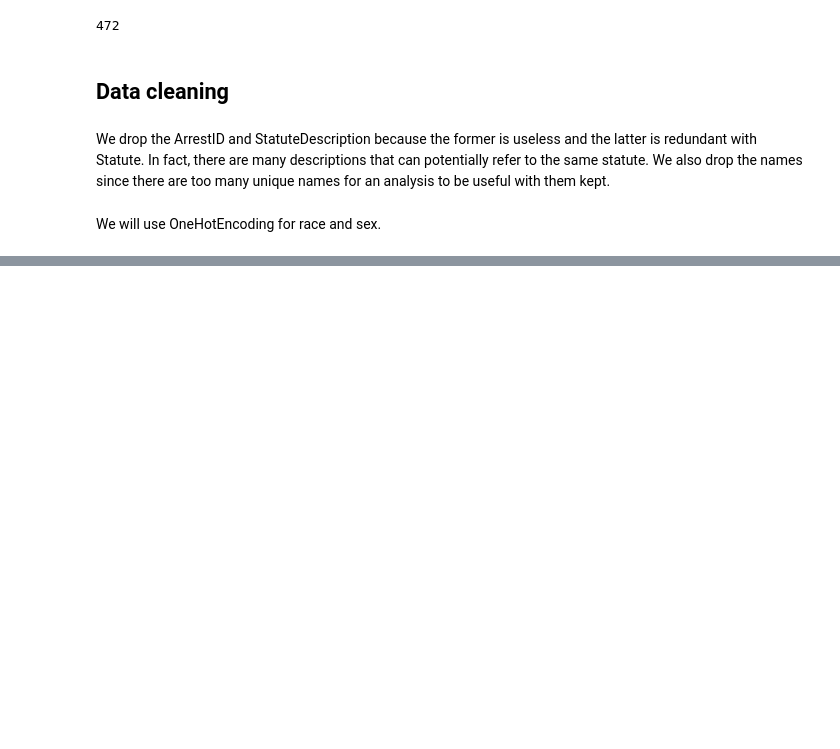
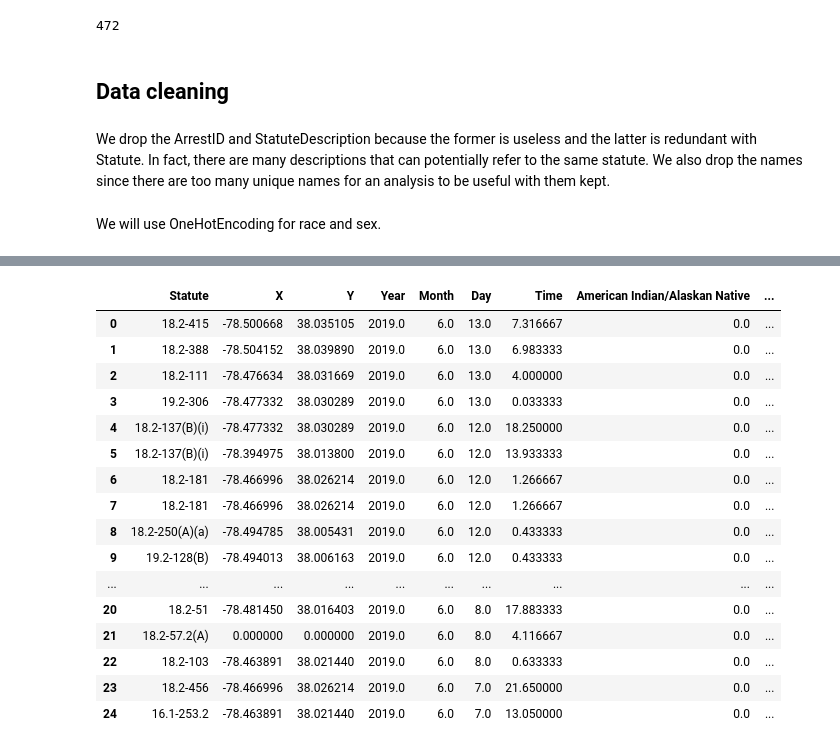
Before and after one commit to auhcheng/cville-crime, a Jupyter notebook: arrests-analysis.ipynb, the cells around one changed output, grey strips where cells are left out. Drawn from its saved outputs; the diff is of its cells as text; code cells hidden in the pictures; blank space fills up the shorter version.

```diff
--- a/arrests-analysis.ipynb
+++ b/arrests-analysis.ipynb
@@ -281,0 +209,20 @@ df.head()
+# %%
+df.head(25)
+# %% [output]
+|  | Statute | X | Y | Year | Month | Day | Time | American Indian/Alaskan Native | ... |
+| 0 | 18.2-415 | -78.500668 | 38.035105 | 2019.0 | 6.0 | 13.0 | 7.316667 | 0.0 | ... |
+| 1 | 18.2-388 | -78.504152 | 38.039890 | 2019.0 | 6.0 | 13.0 | 6.983333 | 0.0 | ... |
+| 2 | 18.2-111 | -78.476634 | 38.031669 | 2019.0 | 6.0 | 13.0 | 4.000000 | 0.0 | ... |
+| 3 | 19.2-306 | -78.477332 | 38.030289 | 2019.0 | 6.0 | 13.0 | 0.033333 | 0.0 | ... |
+| 4 | 18.2-137(B)(i) | -78.477332 | 38.030289 | 2019.0 | 6.0 | 12.0 | 18.250000 | 0.0 | ... |
+| 5 | 18.2-137(B)(i) | -78.394975 | 38.013800 | 2019.0 | 6.0 | 12.0 | 13.933333 | 0.0 | ... |
+| 6 | 18.2-181 | -78.466996 | 38.026214 | 2019.0 | 6.0 | 12.0 | 1.266667 | 0.0 | ... |
+| 7 | 18.2-181 | -78.466996 | 38.026214 | 2019.0 | 6.0 | 12.0 | 1.266667 | 0.0 | ... |
+| 8 | 18.2-250(A)(a) | -78.494785 | 38.005431 | 2019.0 | 6.0 | 12.0 | 0.433333 | 0.0 | ... |
+| 9 | 19.2-128(B) | -78.494013 | 38.006163 | 2019.0 | 6.0 | 12.0 | 0.433333 | 0.0 | ... |
+| ... | ... | ... | ... | ... | ... | ... | ... | ... | ... |
+| 20 | 18.2-51 | -78.481450 | 38.016403 | 2019.0 | 6.0 | 8.0 | 17.883333 | 0.0 | ... |
+| 21 | 18.2-57.2(A) | 0.000000 | 0.000000 | 2019.0 | 6.0 | 8.0 | 4.116667 | 0.0 | ... |
+| 22 | 18.2-103 | -78.463891 | 38.021440 | 2019.0 | 6.0 | 8.0 | 0.633333 | 0.0 | ... |
+| 23 | 18.2-456 | -78.466996 | 38.026214 | 2019.0 | 6.0 | 7.0 | 21.650000 | 0.0 | ... |
+| 24 | 16.1-253.2 | -78.463891 | 38.021440 | 2019.0 | 6.0 | 7.0 | 13.050000 | 0.0 | ... |
```
Also changed, not shown: parts of 37 cells of this notebook.
